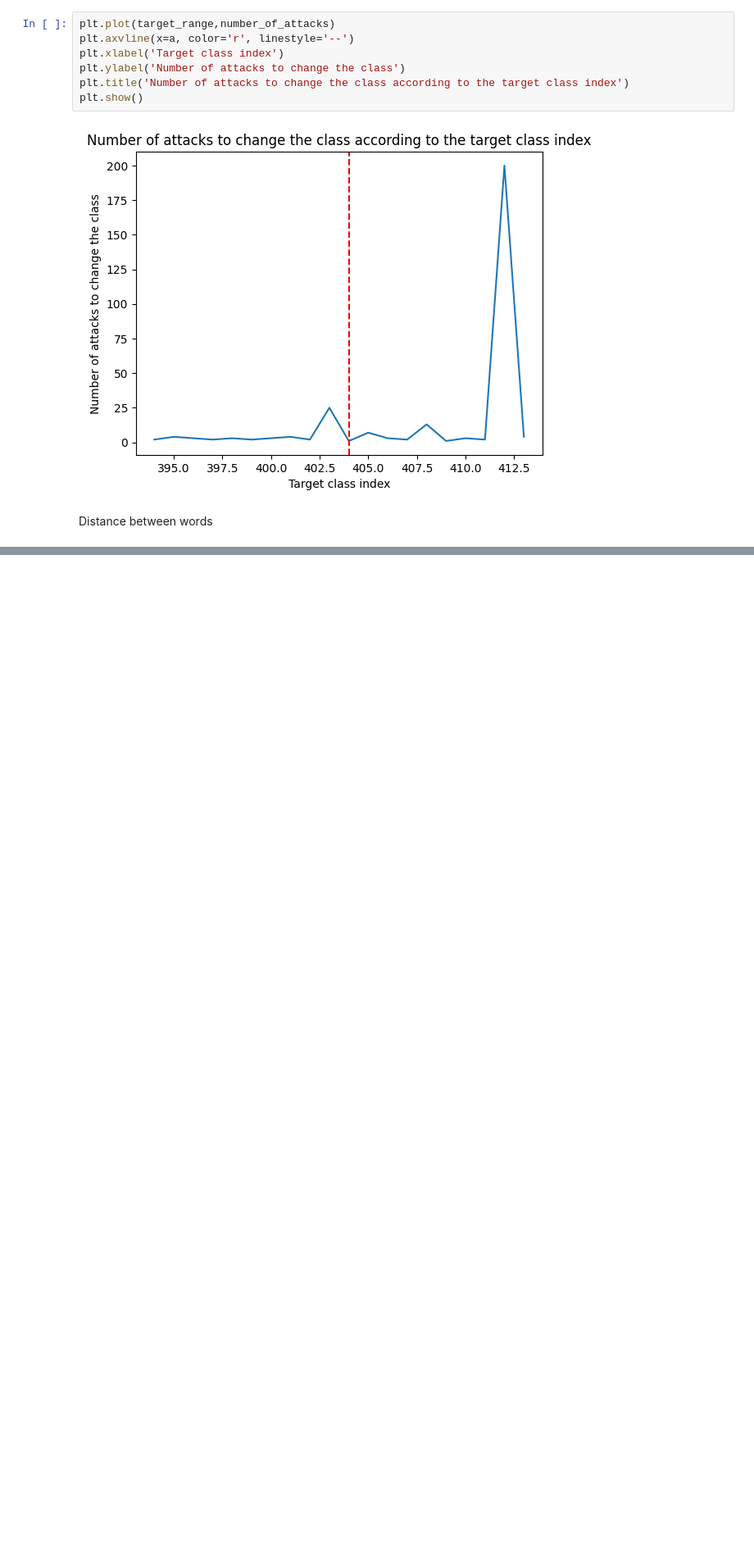
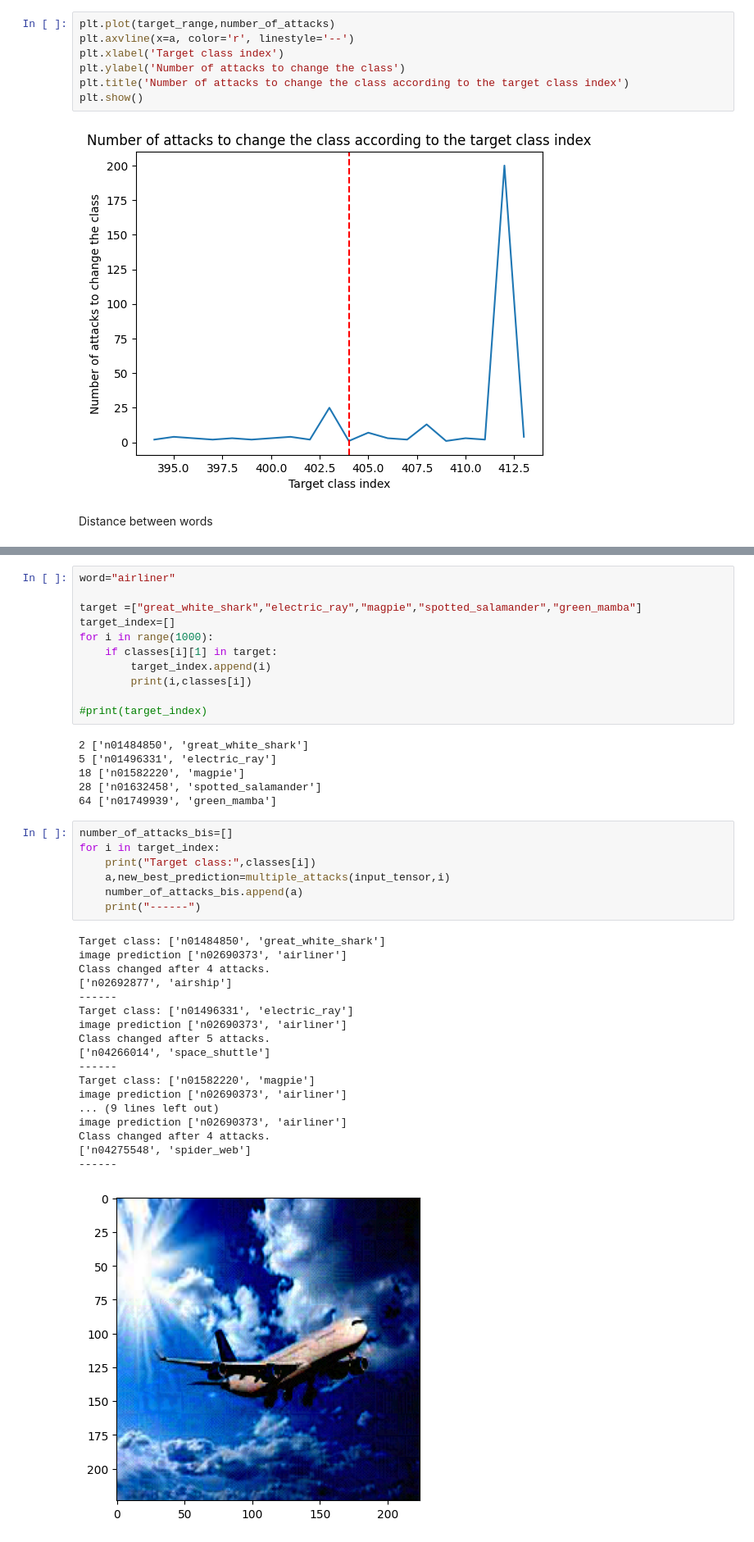
Before and after one commit to momoth12/Project-Explainability-for-Vision-Transformers, a Jupyter notebook: attention_flow_attack.ipynb, the cells around one changed output, grey strips where cells are left out. Shown at 82% size. Drawn from its saved outputs; the diff is of its cells as text; blank space fills up the shorter version.

```diff
--- a/attention_flow_attack.ipynb
+++ b/attention_flow_attack.ipynb
@@ -433,0 +449,43 @@ for i in range(400,430):
+# %%
+word="airliner"
+
+target =["great_white_shark","electric_ray","magpie","spotted_salamander","green_mamba"]
+target_index=[]
+for i in range(1000):
+    if classes[i][1] in target:
+        target_index.append(i)
+        print(i,classes[i])
+
+#print(target_index)
+# %% [output]
+2 ['n01484850', 'great_white_shark']
+5 ['n01496331', 'electric_ray']
+18 ['n01582220', 'magpie']
+28 ['n01632458', 'spotted_salamander']
+64 ['n01749939', 'green_mamba']
+# %%
+number_of_attacks_bis=[]
+for i in target_index:
+    print("Target class:",classes[i])
+    a,new_best_prediction=multiple_attacks(input_tensor,i)
+    number_of_attacks_bis.append(a)
+    print("------")
+# %% [output]
+Target class: ['n01484850', 'great_white_shark']
+image prediction ['n02690373', 'airliner']
+Class changed after 4 attacks.
+['n02692877', 'airship']
+------
+Target class: ['n01496331', 'electric_ray']
+image prediction ['n02690373', 'airliner']
+Class changed after 5 attacks.
+['n04266014', 'space_shuttle']
+------
+Target class: ['n01582220', 'magpie']
+image prediction ['n02690373', 'airliner']
+... (9 lines left out)
+image prediction ['n02690373', 'airliner']
+Class changed after 4 attacks.
+['n04275548', 'spider_web']
+------
+[figure, added]
```
Also changed, not shown: parts of 26 cells of this notebook, 4 other files.
